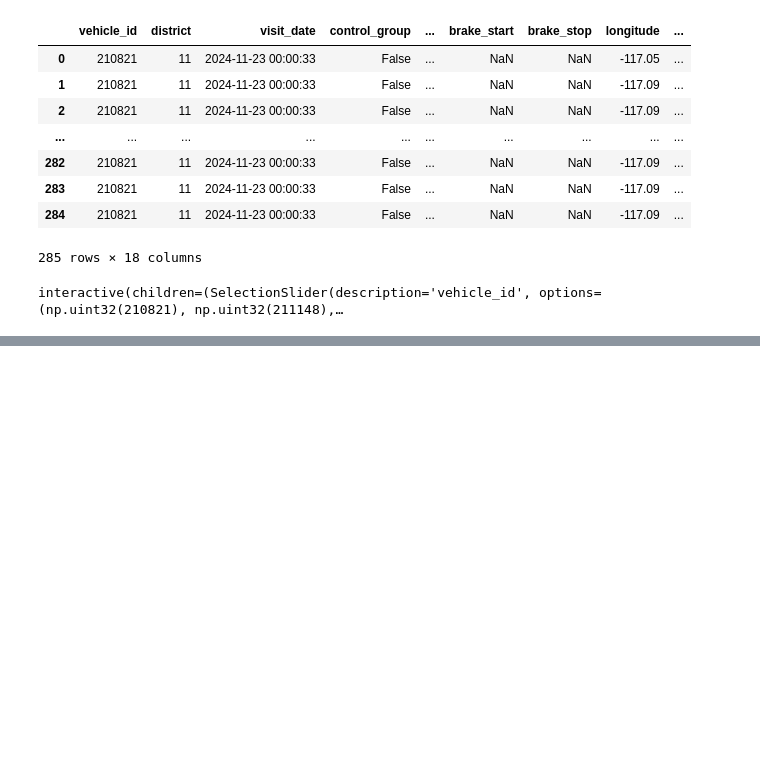
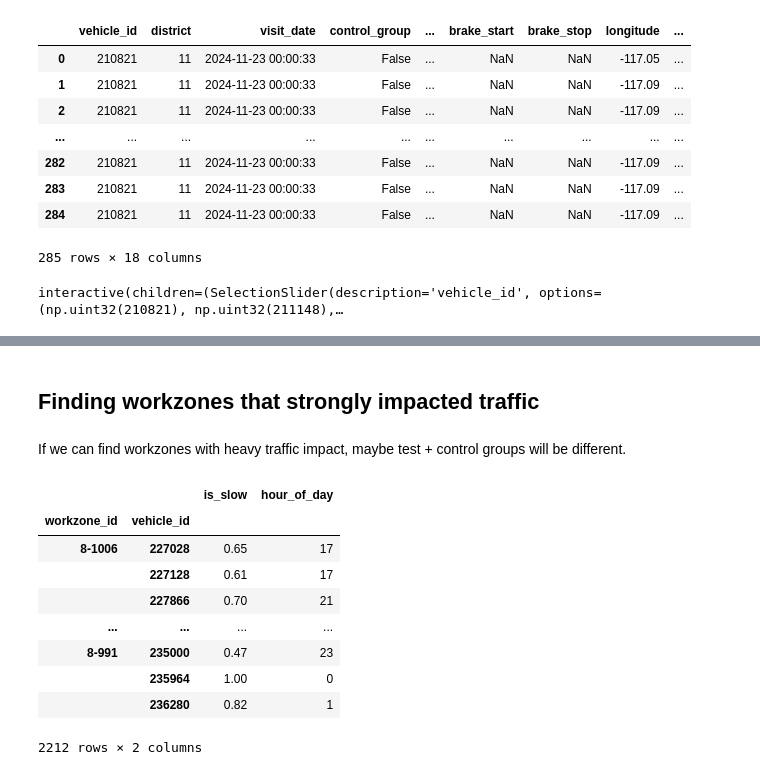
Before and after one commit to dstl-lab/treds-work-zone-analysis, a Jupyter notebook: eda.ipynb, the cells around one changed output, grey strips where cells are left out. Drawn from its saved outputs; the diff is of its cells as text; code cells hidden in the pictures; blank space fills up the shorter version.

```diff
--- a/eda.ipynb
+++ b/eda.ipynb
@@ -290,0 +291,40 @@ Wall time: 9.32 s
+# %% [markdown]
+## Finding workzones that strongly impacted traffic
+# %% [markdown]
+If we can find workzones with heavy traffic impact, maybe test + control
+groups will be different.
+# %%
+def slow_vehicles(df, slow_mph=20, slow_proportion=0.3):
+    slow = (
+        df
+        .assign(is_slow=lambda x: x['speed'] < slow_mph)
+        .groupby(['workzone_id', 'vehicle_id'])
+        ['is_slow']
+        .mean()
+        .to_frame()
+        .query('is_slow > @slow_proportion')
+    )
+
+    hours = (
+        df
+        .groupby(['workzone_id', 'vehicle_id'])
+        ['visit_date']
+        .first()
+        .dt.hour
+        .rename('hour_of_day')
+    )
+    return slow.join(hours)
+# %%
+slow = slow_vehicles(df)
+slow
+# %% [output]
+|  |  | is_slow | hour_of_day |
+| workzone_id | vehicle_id |  |  |
+| 8-1006 | 227028 | 0.65 | 17 |
+|  | 227128 | 0.61 | 17 |
+|  | 227866 | 0.70 | 21 |
+| ... | ... | ... | ... |
+| 8-991 | 235000 | 0.47 | 23 |
+|  | 235964 | 1.00 | 0 |
+|  | 236280 | 0.82 | 1 |
+2212 rows × 2 columns
```
Also changed, not shown: parts of 8 cells of this notebook, 2 other files.
